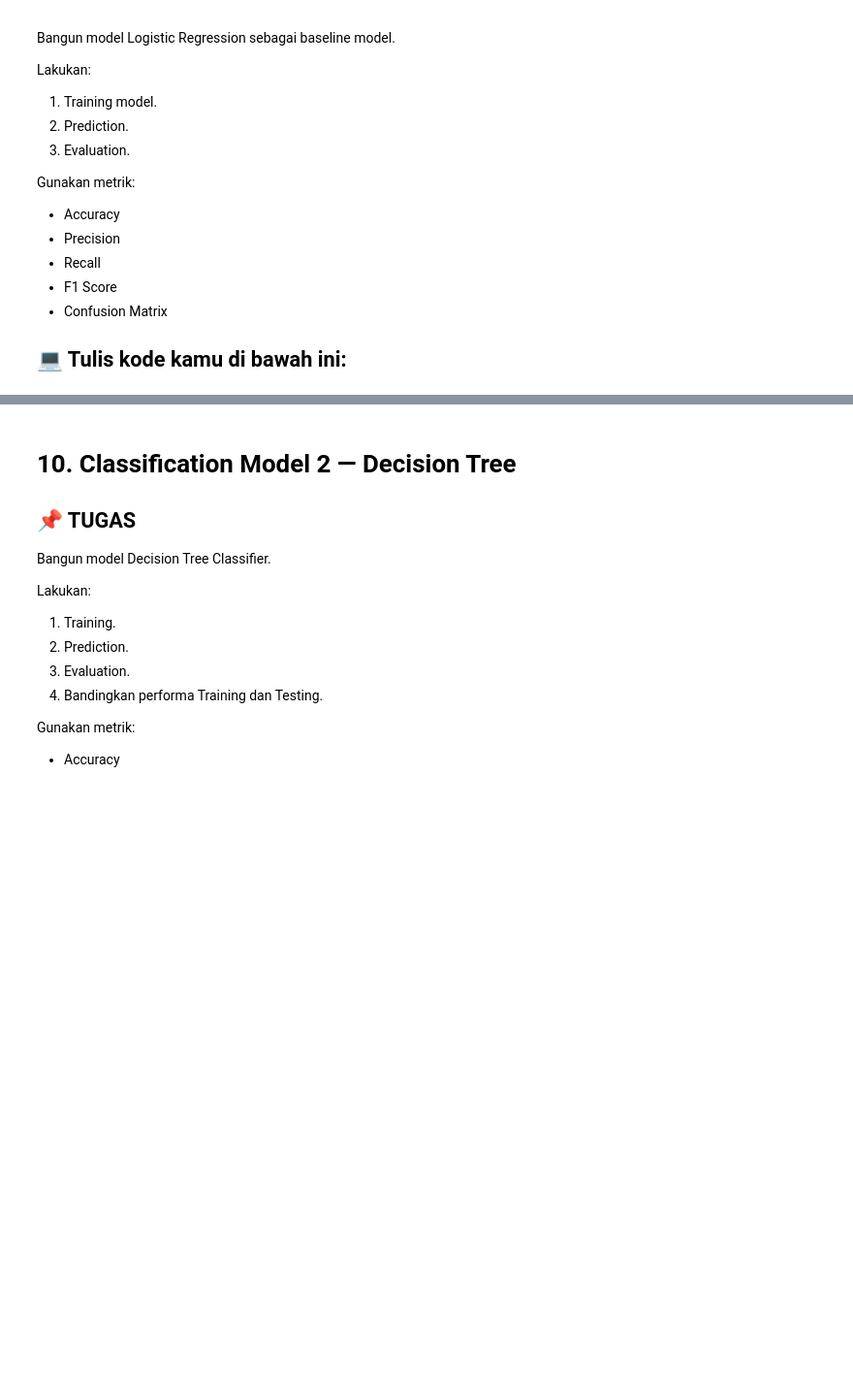
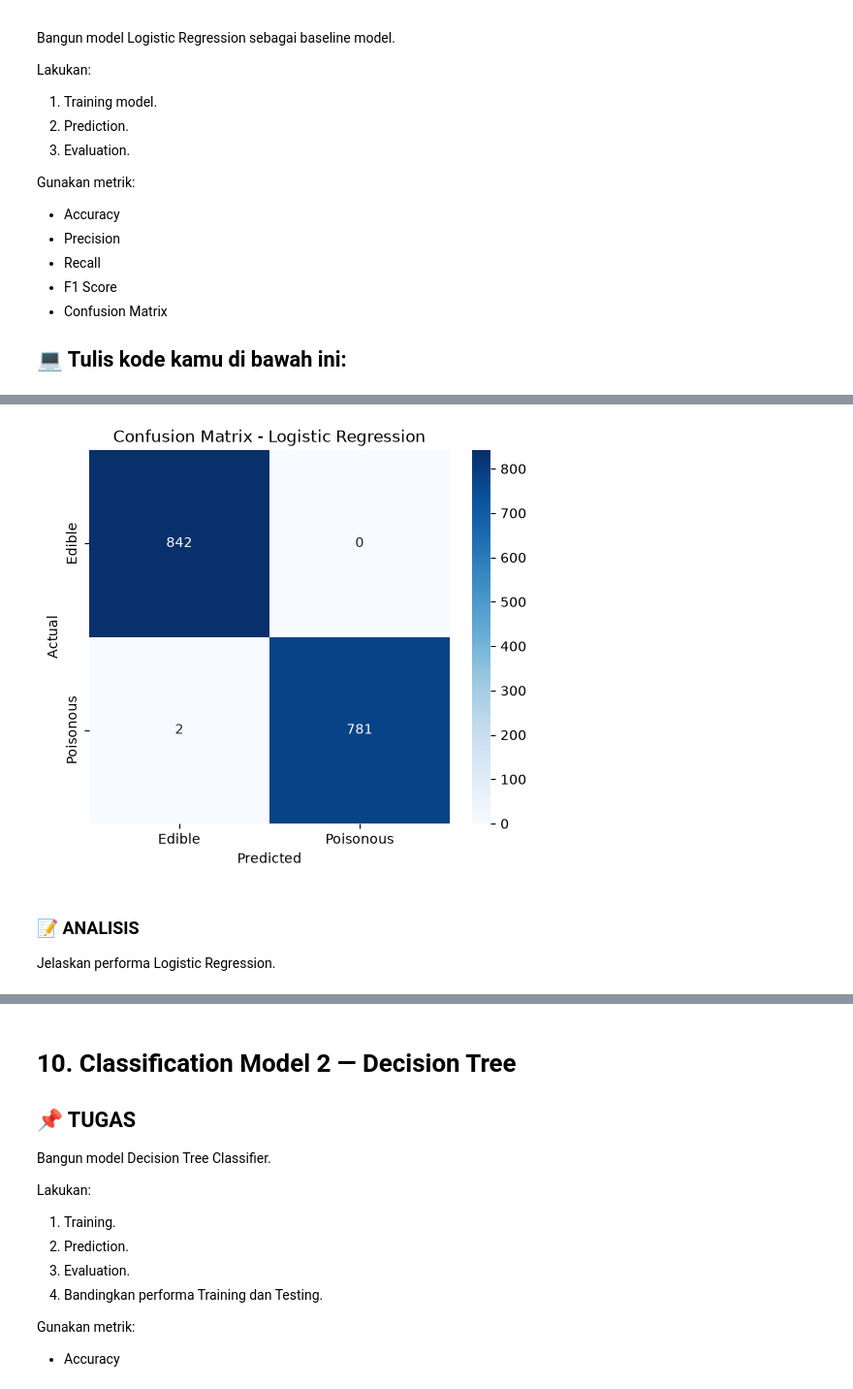
Before and after one commit to TenKai231/Rama_09020282529067_TakeHomeML, a Jupyter notebook: notebook/Rama_09020282529067_TakeHomeML.ipynb, the cells around one changed output, grey strips where cells are left out. Shown at 97% size. Drawn from its saved outputs; the diff is of its cells as text; code cells hidden in the pictures; blank space fills up the shorter version.

```diff
--- a/notebook/Rama_09020282529067_TakeHomeML.ipynb
+++ b/notebook/Rama_09020282529067_TakeHomeML.ipynb
@@ -436,3 +964,28 @@ Pertimbangkan penggunaan:
 `stratify=y`
 
 ## 💻 Tulis kode kamu di bawah ini:
+# %%
+from sklearn.model_selection import train_test_split
+
+# Membagi dataset menjadi 80% data training dan 20% data testing
+X_train, X_test, y_train, y_test = train_test_split(
+    X,
+    y,
+    test_size=0.2,
+    random_state=42,
+    stratify=y,
+)
+
+# Menampilkan ukuran masing-masing data
+print("Ukuran data:")
+print("X_train :", X_train.shape)
+print("X_test  :", X_test.shape)
+print("y_train :", y_train.shape)
+print("y_test  :", y_test.shape)
+
+# Mengecek proporsi kelas
+print("\nProporsi class pada data training:")
+print(y_train.value_counts(normalize=True))
+
+print("\nProporsi class pada data testing:")
+print(y_test.value_counts(normalize=True))
@@ -473,0 +1184,22 @@ Jelaskan performa Logistic Regression.
+# %%
+plt.figure(figsize=(6, 5))
+
+sns.heatmap(
+    cm,
+    annot=True,
+    fmt="d",
+    cmap="Blues",
+    xticklabels=["Edible", "Poisonous"],
+    yticklabels=["Edible", "Poisonous"],
+)
+
+plt.title("Confusion Matrix - Logistic Regression")
+plt.xlabel("Predicted")
+plt.ylabel("Actual")
+plt.show()
+# %% [output]
+[figure, added]
+# %% [markdown]
+### 📝 ANALISIS
+
+Jelaskan performa Logistic Regression.
```
Also changed, not shown: parts of 67 cells of this notebook, 3 other files.
